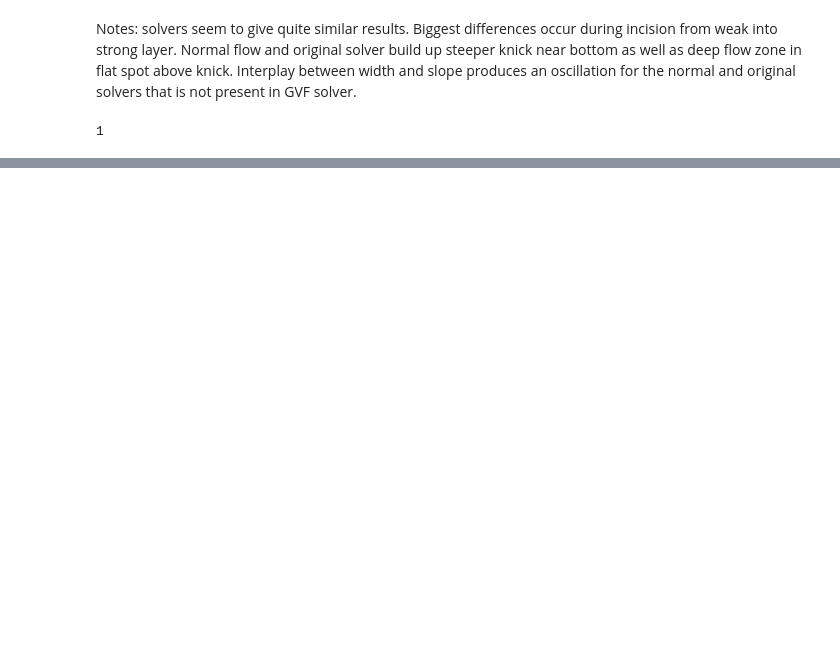
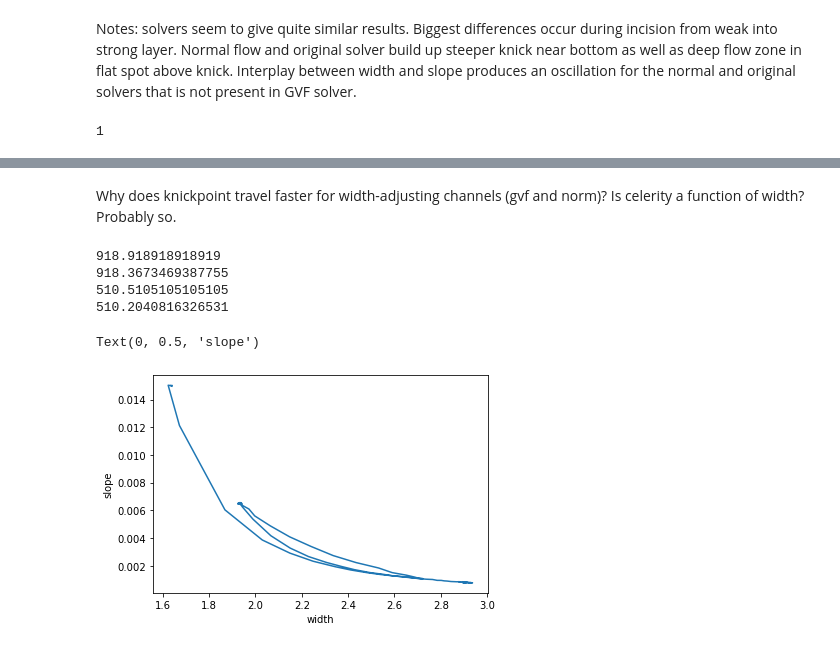
Before and after one commit to CovingtonResearchGroup/champ, a Jupyter notebook: champ/Examples/Flow-comparison.ipynb, the cells around one changed output, grey strips where cells are left out. Cells and saved outputs as stored; diff of their text form; code cells hidden in the pictures; blank space fills up the shorter version.

Commit message:
analysis of uplift knickpoints

```diff
--- a/champ/Examples/Flow-comparison.ipynb
+++ b/champ/Examples/Flow-comparison.ipynb
@@ -245,0 +293,27 @@ True
+# %%
+gvf_slopes = []
+spim_slopes = []
+widths = []
+gvf_x = []
+spim_x = []
+tau_mean = []
+norm_fd = []
+gvf_fd = []
+for i in arange(1,201):
+    snapnum = i*1000
+    print(snapnum)
+    sims = load_sims(snapnum,
+                     dirs=['gvf-uplift-figs', 'gvf-uplift-figs/spim', 'norm-uplift-figs'],
+                     names=['GVF', 'GVF-spim', 'Normal'],
+                     base_dir='/home/mcoving/ChampOutputs/from-rene-2022-11-30/')
+    gvf_slopes.append(sims['GVF'].slopes)
+    spim_slopes.append(sims['GVF-spim'].slopes)
+    widths.append(sims['GVF'].W)
+    norm_fd.append(sims['Normal'].fd_mids)
+    gvf_fd.append(sims['GVF'].fd)
+    gvf_x.append(sims['GVF'].x_arr)
+    spim_x.append(sims['GVF-spim'].x_arr)
+    these_T_b_mean = np.zeros(len(sims['GVF'].xcs))
+    for i, xc in enumerate(sims['GVF'].xcs):
+        these_T_b_mean[i] = xc.T_b.mean()
+    tau_mean.append(these_T_b_mean)
@@ -245,0 +380,19 @@ True
+# %% [markdown]
+Why does knickpoint travel faster for width-adjusting channels (gvf and norm)? Is celerity a function of width? Probably so.
+# %%
+print(spim_x[0,918])
+print(gvf_x[0,45])
+print(spim_x[0,510])
+print(gvf_x[0,25])
+# %% [output]
+918.918918918919
+918.3673469387755
+510.5105105105105
+510.2040816326531
+# %%
+plot(widths[:,25], gvf_slopes[:,25])
+xlabel('width')
+ylabel('slope')
+# %% [output]
+Text(0, 0.5, 'slope')
+[figure, added]
```
Also changed, not shown: parts of 23 cells of this notebook, 1 other file.
